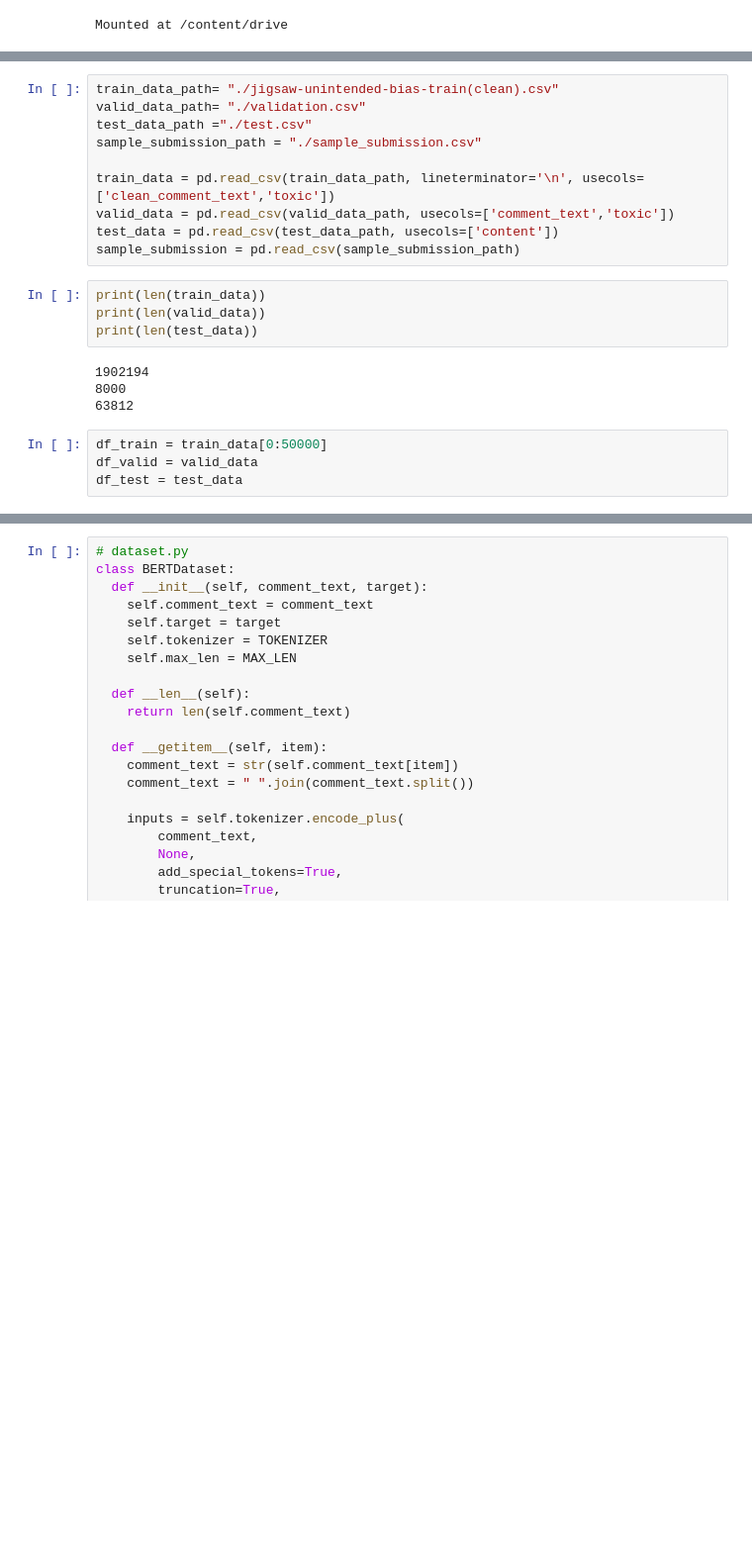
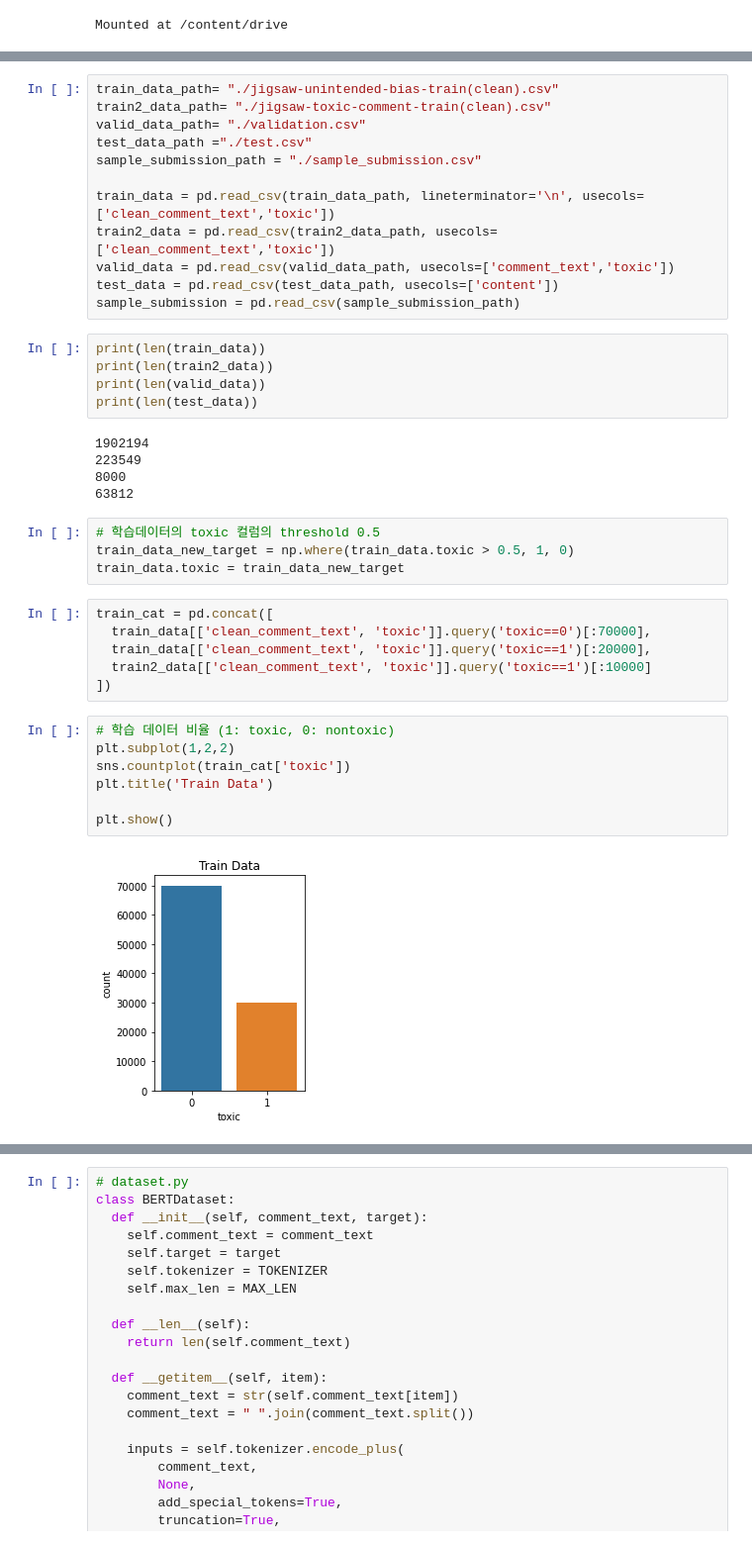
Before and after one commit to bcmin1018/NLP, a Jupyter notebook: Classification/Toxic_comment_classification/Notebooks/Toxic_comment.ipynb, the cells around one changed output, grey strips where cells are left out. Shown at 99% size. Drawn from its saved outputs; the diff is of its cells as text; blank space fills up the shorter version.

```diff
--- a/Classification/Toxic_comment_classification/Notebooks/Toxic_comment.ipynb
+++ b/Classification/Toxic_comment_classification/Notebooks/Toxic_comment.ipynb
@@ -46,23 +77,42 @@ From: https://drive.google.com/uc?id=1gyVdX4syHrDCum7e6qiDOFkXVcbY2tGO
 To: /content/sample_submission.csv
 # %%
 train_data_path= "./jigsaw-unintended-bias-train(clean).csv"
+train2_data_path= "./jigsaw-toxic-comment-train(clean).csv"
 valid_data_path= "./validation.csv"
 test_data_path ="./test.csv"
 sample_submission_path = "./sample_submission.csv"
 
 train_data = pd.read_csv(train_data_path, lineterminator='\n', usecols=['clean_comment_text','toxic'])
+train2_data = pd.read_csv(train2_data_path, usecols=['clean_comment_text','toxic'])
 valid_data = pd.read_csv(valid_data_path, usecols=['comment_text','toxic'])
 test_data = pd.read_csv(test_data_path, usecols=['content'])
 sample_submission = pd.read_csv(sample_submission_path)
 # %%
 print(len(train_data))
+print(len(train2_data))
 print(len(valid_data))
 print(len(test_data))
 # %% [output]
 1902194
+223549
 8000
 63812
-# %%
-df_train = train_data[0:50000]
-df_valid = valid_data
-df_test = test_data
+# %%
+# 학습데이터의 toxic 컬럼의 threshold 0.5
+train_data_new_target = np.where(train_data.toxic > 0.5, 1, 0)
+train_data.toxic = train_data_new_target
+# %%
+train_cat = pd.concat([
+  train_data[['clean_comment_text', 'toxic']].query('toxic==0')[:70000],
+  train_data[['clean_comment_text', 'toxic']].query('toxic==1')[:20000],
+  train2_data[['clean_comment_text', 'toxic']].query('toxic==1')[:10000]
+])
+# %%
+# 학습 데이터 비율 (1: toxic, 0: nontoxic)
+plt.subplot(1,2,2)
+sns.countplot(train_cat['toxic'])
+plt.title('Train Data')
+
+plt.show()
+# %% [output]
+[figure, added]
```
Also changed, not shown: parts of 58 cells of this notebook.
